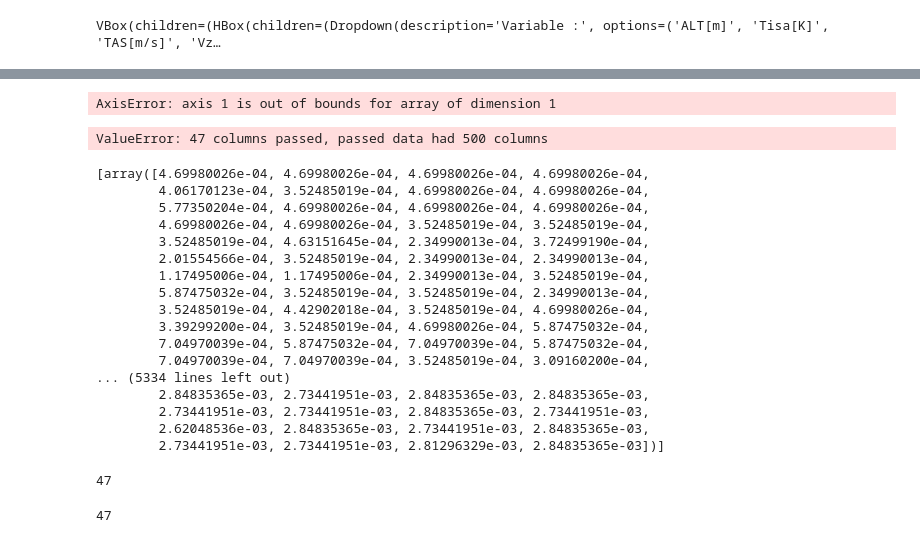
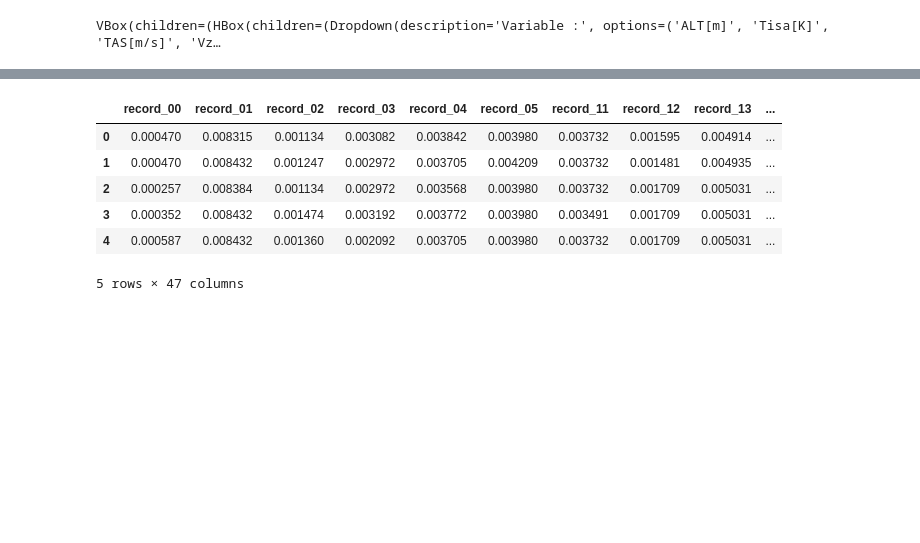
Before and after one commit to RubertiS/Projet_rectangularisation_vols, a Jupyter notebook: Notebooks/test_fruste_1.ipynb, the cells around one changed output, grey strips where cells are left out. Saved outputs shown, nothing was run; the diff lists cells and outputs as text; code cells hidden in the pictures; blank space fills up the shorter version.

Commit message:
Table d'altitude 50x

```diff
--- a/Notebooks/test_fruste_1.ipynb
+++ b/Notebooks/test_fruste_1.ipynb
@@ -134,37 +108,10 @@ Y
-# %%
-YY = np.concatenate(list(Y),axis=1)
-YY.shape
-# %% [output]
-AxisError: axis 1 is out of bounds for array of dimension 1
-# %%
-pd.DataFrame(data=Y,columns=Cols)
-# %% [output]
-ValueError: 47 columns passed, passed data had 500 columns
-# %%
-Y
-# %% [output]
-[array([4.69980026e-04, 4.69980026e-04, 4.69980026e-04, 4.69980026e-04,
-        4.06170123e-04, 3.52485019e-04, 4.69980026e-04, 4.69980026e-04,
-        5.77350204e-04, 4.69980026e-04, 4.69980026e-04, 4.69980026e-04,
-        4.69980026e-04, 4.69980026e-04, 3.52485019e-04, 3.52485019e-04,
-        3.52485019e-04, 4.63151645e-04, 2.34990013e-04, 3.72499190e-04,
-        2.01554566e-04, 3.52485019e-04, 2.34990013e-04, 2.34990013e-04,
-        1.17495006e-04, 1.17495006e-04, 2.34990013e-04, 3.52485019e-04,
-        5.87475032e-04, 3.52485019e-04, 3.52485019e-04, 2.34990013e-04,
-        3.52485019e-04, 4.42902018e-04, 3.52485019e-04, 4.69980026e-04,
-        3.39299200e-04, 3.52485019e-04, 4.69980026e-04, 5.87475032e-04,
-        7.04970039e-04, 5.87475032e-04, 7.04970039e-04, 5.87475032e-04,
-        7.04970039e-04, 7.04970039e-04, 3.52485019e-04, 3.09160200e-04,
-... (5334 lines left out)
-        2.84835365e-03, 2.73441951e-03, 2.84835365e-03, 2.84835365e-03,
-        2.73441951e-03, 2.73441951e-03, 2.84835365e-03, 2.73441951e-03,
-        2.62048536e-03, 2.84835365e-03, 2.73441951e-03, 2.84835365e-03,
-        2.73441951e-03, 2.73441951e-03, 2.81296329e-03, 2.84835365e-03])]
-# %%
-len(Y)
-# %% [output]
-47
-# %%
-len(Cols)
-# %% [output]
-47
+# %%
+ALT.head()
+# %% [output]
+|  | record_00 | record_01 | record_02 | record_03 | record_04 | record_05 | record_11 | record_12 | record_13 | ... |
+| 0 | 0.000470 | 0.008315 | 0.001134 | 0.003082 | 0.003842 | 0.003980 | 0.003732 | 0.001595 | 0.004914 | ... |
+| 1 | 0.000470 | 0.008432 | 0.001247 | 0.002972 | 0.003705 | 0.004209 | 0.003732 | 0.001481 | 0.004935 | ... |
+| 2 | 0.000257 | 0.008384 | 0.001134 | 0.002972 | 0.003568 | 0.003980 | 0.003732 | 0.001709 | 0.005031 | ... |
+| 3 | 0.000352 | 0.008432 | 0.001474 | 0.003192 | 0.003772 | 0.003980 | 0.003491 | 0.001709 | 0.005031 | ... |
+| 4 | 0.000587 | 0.008432 | 0.001360 | 0.002092 | 0.003705 | 0.003980 | 0.003732 | 0.001709 | 0.005031 | ... |
+5 rows × 47 columns
```
Also changed, not shown: parts of 8 cells of this notebook, 1 other file.
